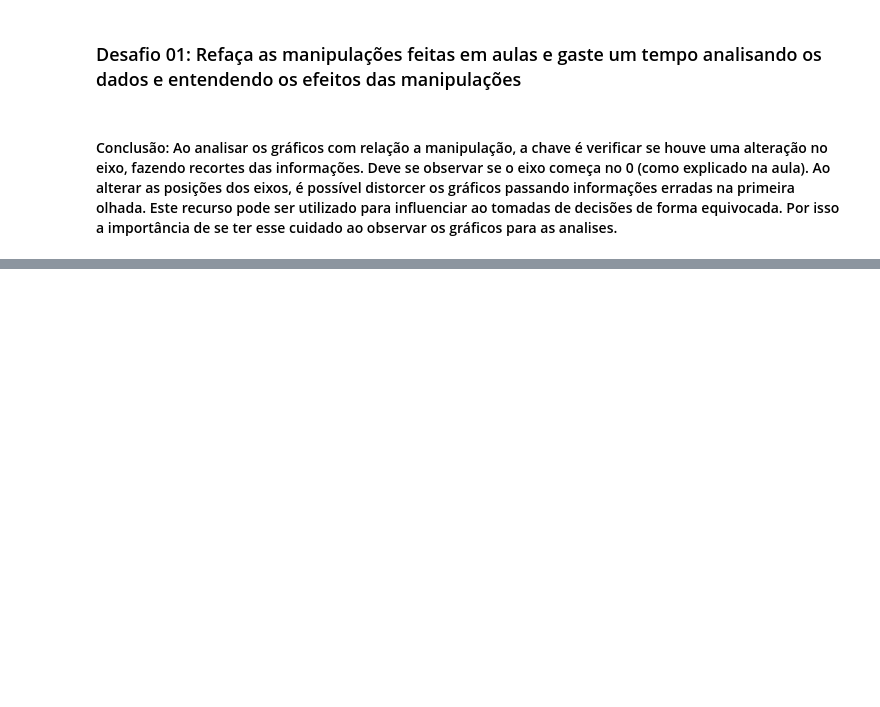
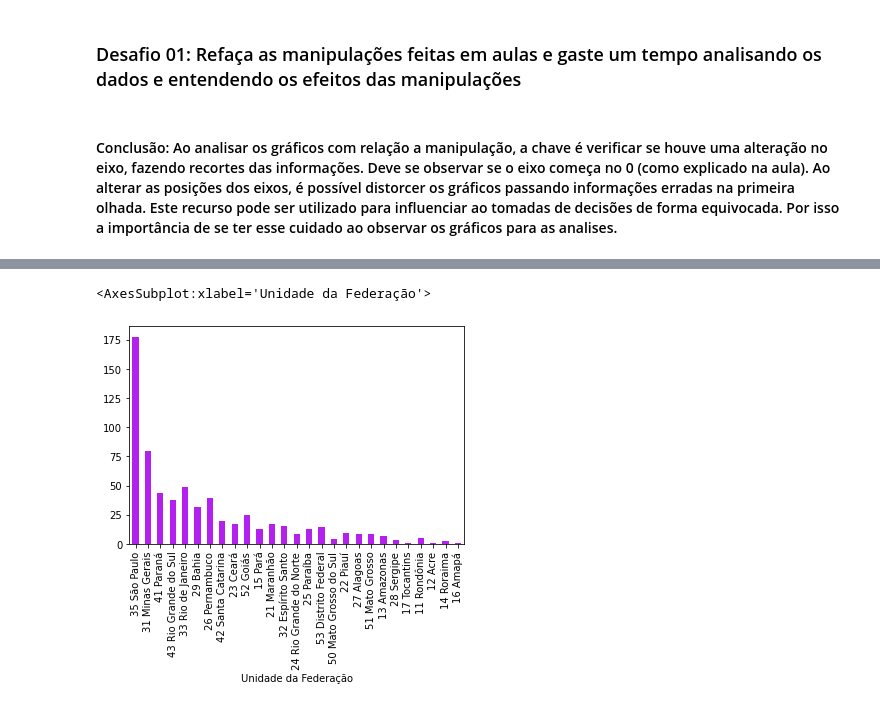
Before and after one commit to diogoslz/Bootcamp-Datascience_old, a Jupyter notebook: Bootcamp Datascience.ipynb, the cells around one changed output, grey strips where cells are left out. Saved outputs shown, nothing was run; the diff lists cells and outputs as text; code cells hidden in the pictures; blank space fills up the shorter version.

```diff
--- a/Bootcamp Datascience.ipynb
+++ b/Bootcamp Datascience.ipynb
@@ -737,0 +818,5 @@ ordenado_por_total.head(5).T.plot(figsize=(20,6))
+# %%
+gastos_do_mais_recente.plot(kind='bar')
+# %% [output]
+<AxesSubplot:xlabel='Unidade da Federação'>
+[figure, added]
```
Also changed, not shown: parts of 32 cells of this notebook.
